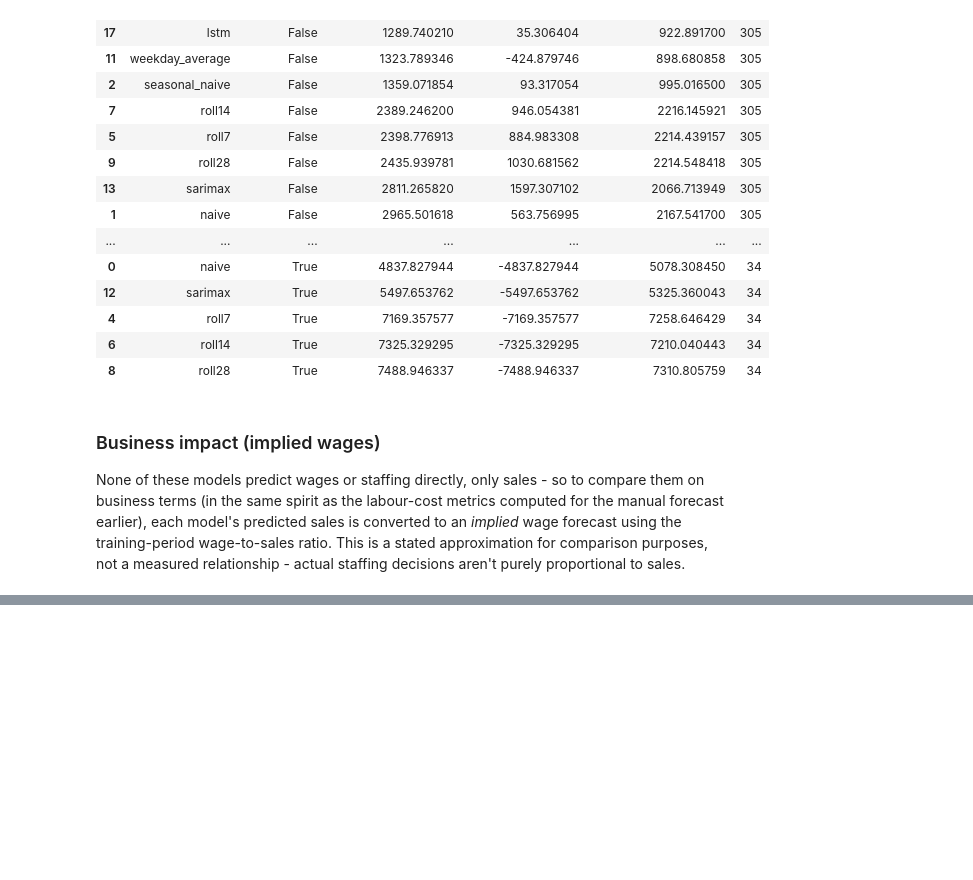
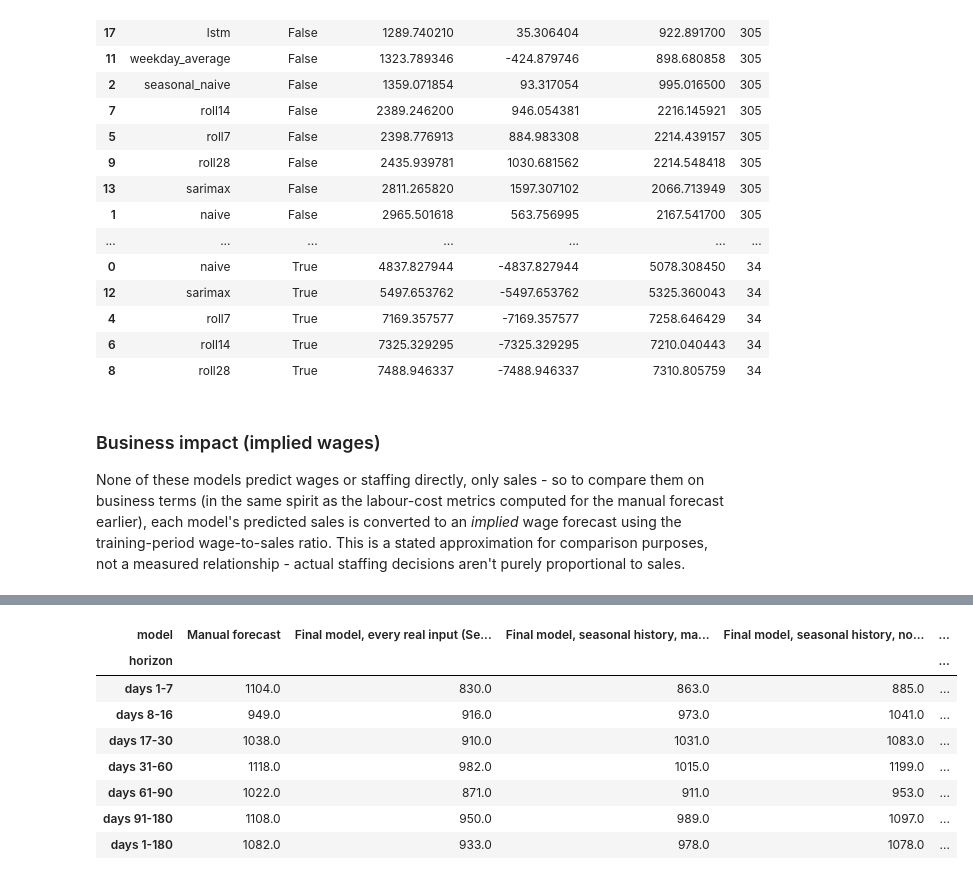
Before and after one commit to kevinpinoarias/hospitality-forecasting-system, a Jupyter notebook: notebooks/portofolio_walkthrough.ipynb, the cells around one changed output, grey strips where cells are left out. Cells and saved outputs as stored; diff of their text form; code cells hidden in the pictures; blank space fills up the shorter version.

```diff
--- a/notebooks/portofolio_walkthrough.ipynb
+++ b/notebooks/portofolio_walkthrough.ipynb
@@ -311,0 +362,26 @@ This project demonstrates not just model training, but full workflow design, eva
+# %%
+series18 = pd.read_csv(PROJECT_ROOT / "reports" / "experiments" / "series18_summary.csv")
+wanted = [
+    "Manual forecast",
+    "Final model, every real input (Series 16 conditions)",
+    "Final model, seasonal history, manager forecast supplied",
+    "Final model, seasonal history, no manager forecast",
+    "Original XGBoost, manager forecast supplied",
+]
+horizons = list(dict.fromkeys(series18["horizon"]))
+(
+    series18[series18["model"].isin(wanted)]
+    .pivot(index="horizon", columns="model", values="MAE")
+    .reindex(index=horizons, columns=wanted)
+    .round(0)
+)
+# %% [output]
+| model | Manual forecast | Final model, every real input (Se... | Final model, seasonal history, ma... | Final model, seasonal history, no... | ... |
+| horizon |  |  |  |  | ... |
+| days 1-7 | 1104.0 | 830.0 | 863.0 | 885.0 | ... |
+| days 8-16 | 949.0 | 916.0 | 973.0 | 1041.0 | ... |
+| days 17-30 | 1038.0 | 910.0 | 1031.0 | 1083.0 | ... |
+| days 31-60 | 1118.0 | 982.0 | 1015.0 | 1199.0 | ... |
+| days 61-90 | 1022.0 | 871.0 | 911.0 | 953.0 | ... |
+| days 91-180 | 1108.0 | 950.0 | 989.0 | 1097.0 | ... |
+| days 1-180 | 1082.0 | 933.0 | 978.0 | 1078.0 | ... |
```
Also changed, not shown: parts of 47 cells of this notebook.
